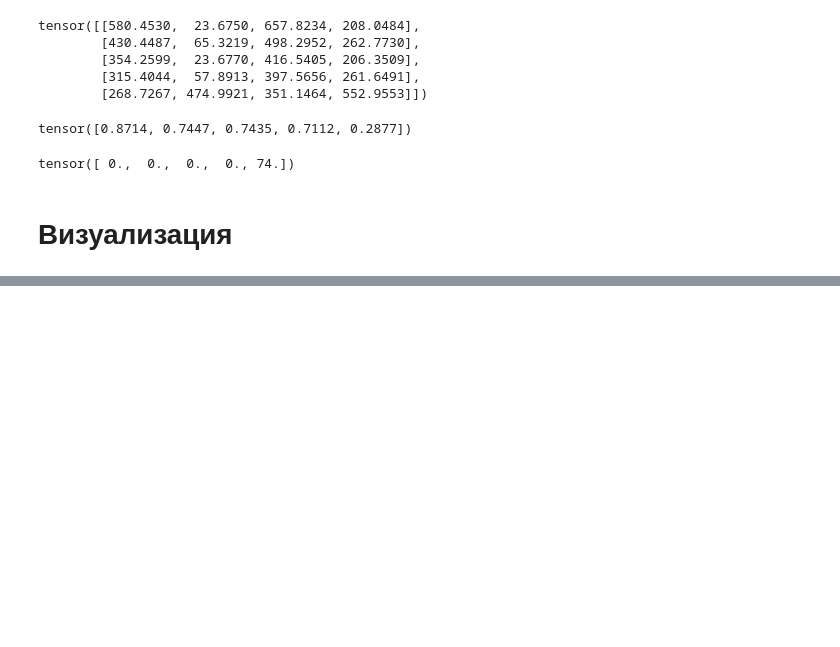
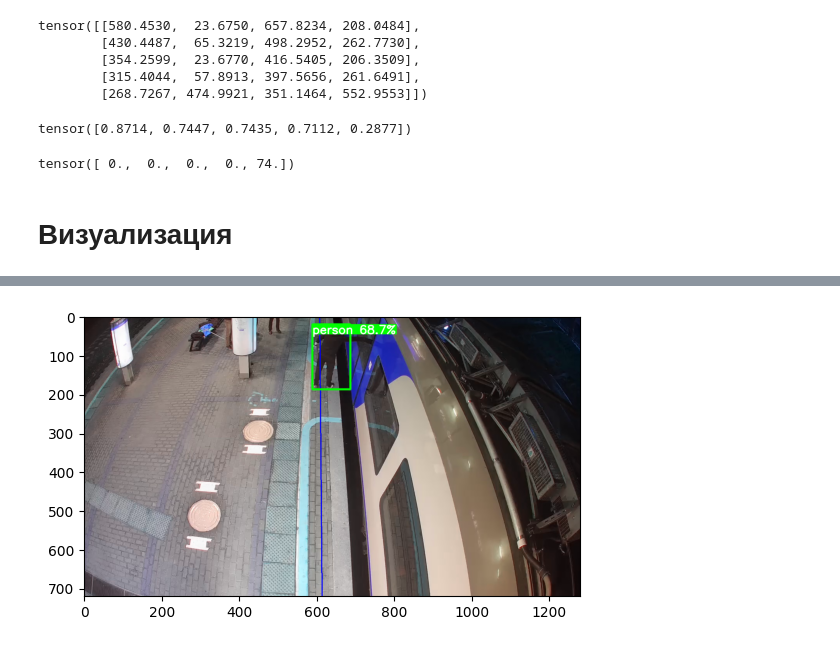
Before and after one commit to StanislavInf/AI-diploma-niias, a Jupyter notebook: yolochka.ipynb, the cells around one changed output, grey strips where cells are left out. Saved outputs shown, nothing was run; the diff lists cells and outputs as text; code cells hidden in the pictures; blank space fills up the shorter version.

```diff
--- a/yolochka.ipynb
+++ b/yolochka.ipynb
@@ -81,0 +85,5 @@ plot_bboxes(image.copy(), results[0].boxes.data, conf=0.6)
+# %%
+# line_a = 54.415
+# line_b = -26.4836
+line_a = 253.1556
+line_b = -120.4453
@@ -81,0 +136,4 @@ plot_bboxes(image.copy(), results[0].boxes.data, conf=0.6)
+# %%
+plot_bboxes_checking_line(image.copy(), results[0].boxes.data, conf=0.6)
+# %% [output]
+[figure, added]
```
Also changed, not shown: parts of 5 cells of this notebook, 1 other file.
